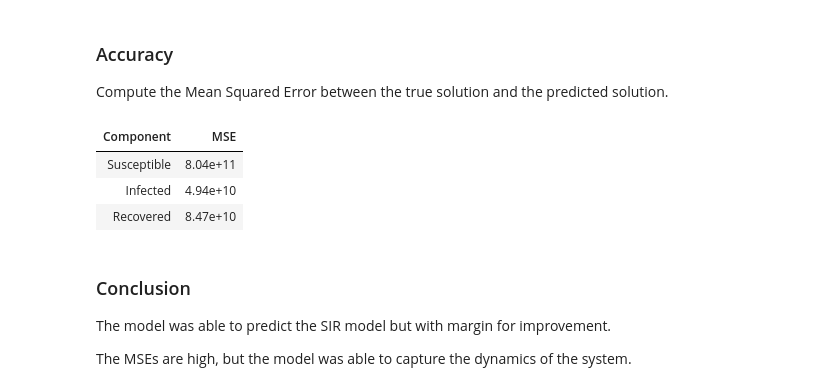
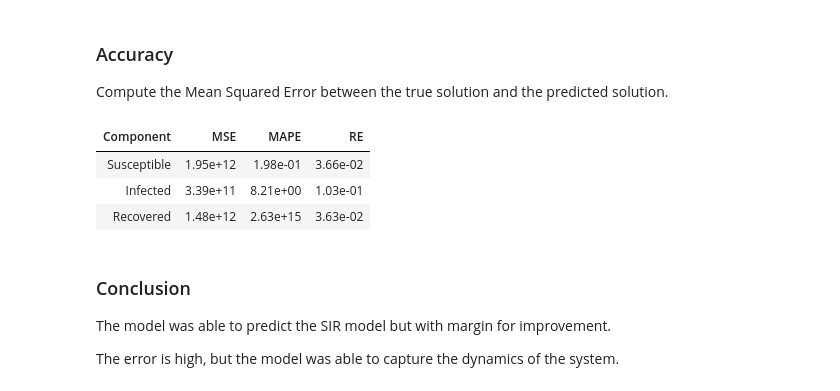
Before and after one commit to GiacomoGuidotto/sir-pinn, a Jupyter notebook: src/contant_rate/joint/joint.ipynb, the cells around one changed output. Cells and saved outputs as stored; diff of their text form; code cells hidden in the pictures.

```diff
--- a/src/contant_rate/joint/joint.ipynb
+++ b/src/contant_rate/joint/joint.ipynb
@@ -205,7 +205,7 @@ def ode_system(t, y):
   res_s = dSdt - (- C1 * beta * I * S)
   res_i = dIdt - (C1 * beta * I * S - C2 * I)
   res_r = dRdt - (C2 * I)
-  return torch.cat([res_s, res_i, res_r], dim=1)
+  return [res_s, res_i, res_r]
 # %% [markdown]
 Define the initial condition. The function will simply return the scaled initial condition for each component. The `boundary` function will be used to apply the ICs only in the correct boundary, which is the initial time. We could've compare the x value to T0, but we can simply use the `on_initial` parameter.
 # %%
@@ -231,9 +231,10 @@ data = dde.data.PDE(
   geom,
   ode_system,
   [ic_S, ic_I, ic_R, observe_I],
+  num_domain=200,
   num_boundary=2,
   anchors=t_data,
-  # num_test=20,
+  num_test=20,
 )
 # %% [markdown]
 Define the network as 3 FNNs training in parallel, one for each component of the solution.
@@ -254,7 +255,7 @@ class ThreeNets(torch.nn.Module):
     return torch.cat([S_next, I_next, R_next], dim=1)
 
 
-activations = [activation] * 3 + [output_activation]
+activations = [activation] * (len(layer_size) - 2) + [output_activation]
 net = ThreeNets(layer_size, activations, initializer)
 # %% [markdown]
 Finally, define the model as the Neural Network and the problem it tries to solve.
@@ -279,7 +280,7 @@ model.compile(
   optimizer=optimizer,
   lr=lr,
   loss=loss_function,
-  loss_weights=[1, 1, 1, 1, 1],
+  loss_weights=[1, 1, 1, 1, 1, 1, 1],
   external_trainable_variables=[beta],
 )
 
@@ -423,30 +425,44 @@ plt.show()
 
 Compute the Mean Squared Error between the true solution and the predicted solution.
 # %%
+from sklearn.metrics import mean_absolute_percentage_error
+
+mape_S = mean_absolute_percentage_error(S_true, S_pred)
+mape_I = mean_absolute_percentage_error(I_true, I_pred)
+mape_R = mean_absolute_percentage_error(R_true, R_pred)
+
 mse_S = np.mean((S_true - S_pred) ** 2)
 mse_I = np.mean((I_true - I_pred) ** 2)
 mse_R = np.mean((R_true - R_pred) ** 2)
 
-MSEs = pd.DataFrame(
+re_S = np.linalg.norm(S_true - S_pred, 2) / np.linalg.norm(S_true, 2)
+re_I = np.linalg.norm(I_true - I_pred, 2) / np.linalg.norm(I_true, 2)
+re_R = np.linalg.norm(R_true - R_pred, 2) / np.linalg.norm(R_true, 2)
+
+errors = pd.DataFrame(
   {
     "Component": ["Susceptible", "Infected", "Recovered"],
-    "MSE":       [mse_S, mse_I, mse_R]
+    "MSE":       [mse_S, mse_I, mse_R],
+    "MAPE":      [mape_S, mape_I, mape_R],
+    "RE":        [re_S, re_I, re_R]
   },
 )
 
-MSEs["MSE"] = MSEs["MSE"].map("{:.2e}".format)
+errors["MSE"] = errors["MSE"].map("{:.2e}".format)
+errors["MAPE"] = errors["MAPE"].map("{:.2e}".format)
+errors["RE"] = errors["RE"].map("{:.2e}".format)
 
 from IPython.display import display, HTML
 
-display(HTML(MSEs.to_html(index=False)))
+display(HTML(errors.to_html(index=False)))
 # %% [output]
-| Component | MSE |
-| Susceptible | 8.04e+11 |
-| Infected | 4.94e+10 |
-| Recovered | 8.47e+10 |
+| Component | MSE | MAPE | RE |
+| Susceptible | 1.95e+12 | 1.98e-01 | 3.66e-02 |
+| Infected | 3.39e+11 | 8.21e+00 | 1.03e-01 |
+| Recovered | 1.48e+12 | 2.63e+15 | 3.63e-02 |
 # %% [markdown]
 ### Conclusion
 
 The model was able to predict the SIR model but with margin for improvement.
 
-The MSEs are high, but the model was able to capture the dynamics of the system.
+The error is high, but the model was able to capture the dynamics of the system.
```
Also changed, not shown: parts of 5 cells of this notebook, 14 other files.
